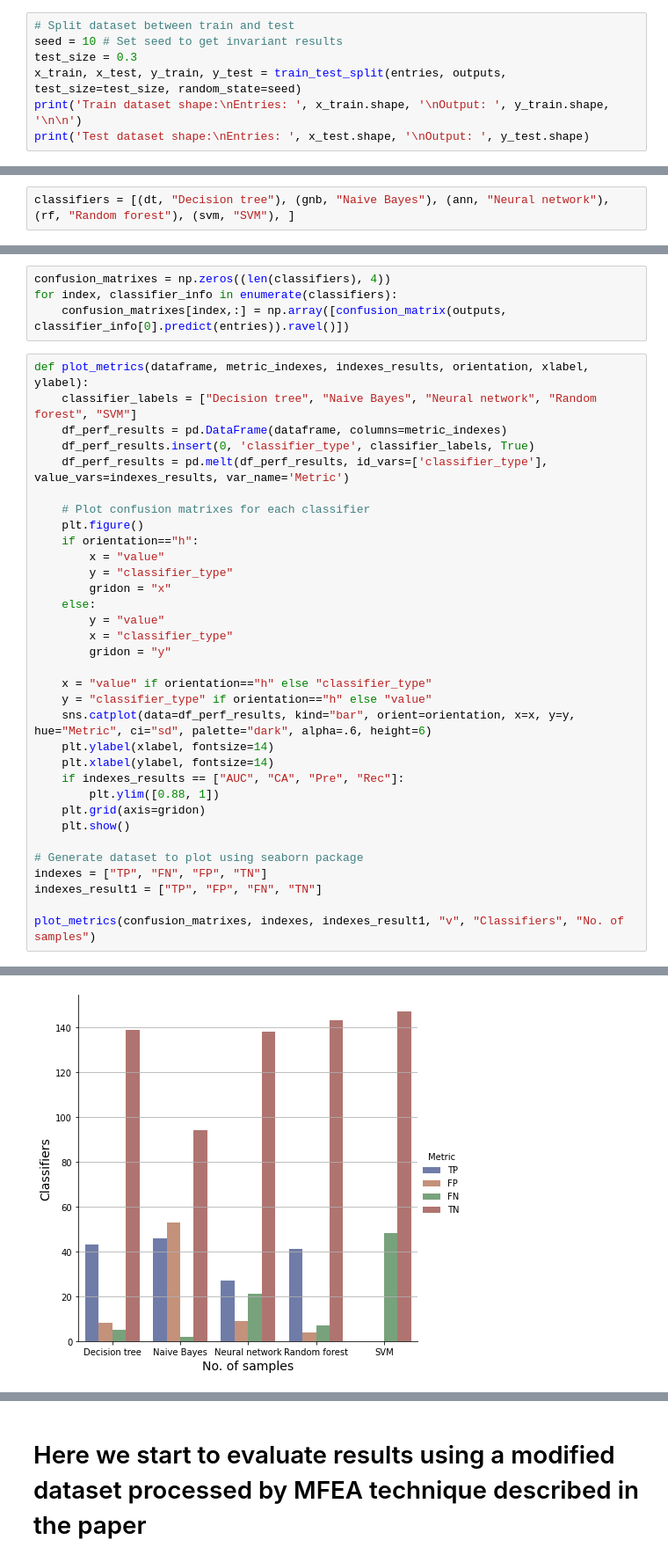
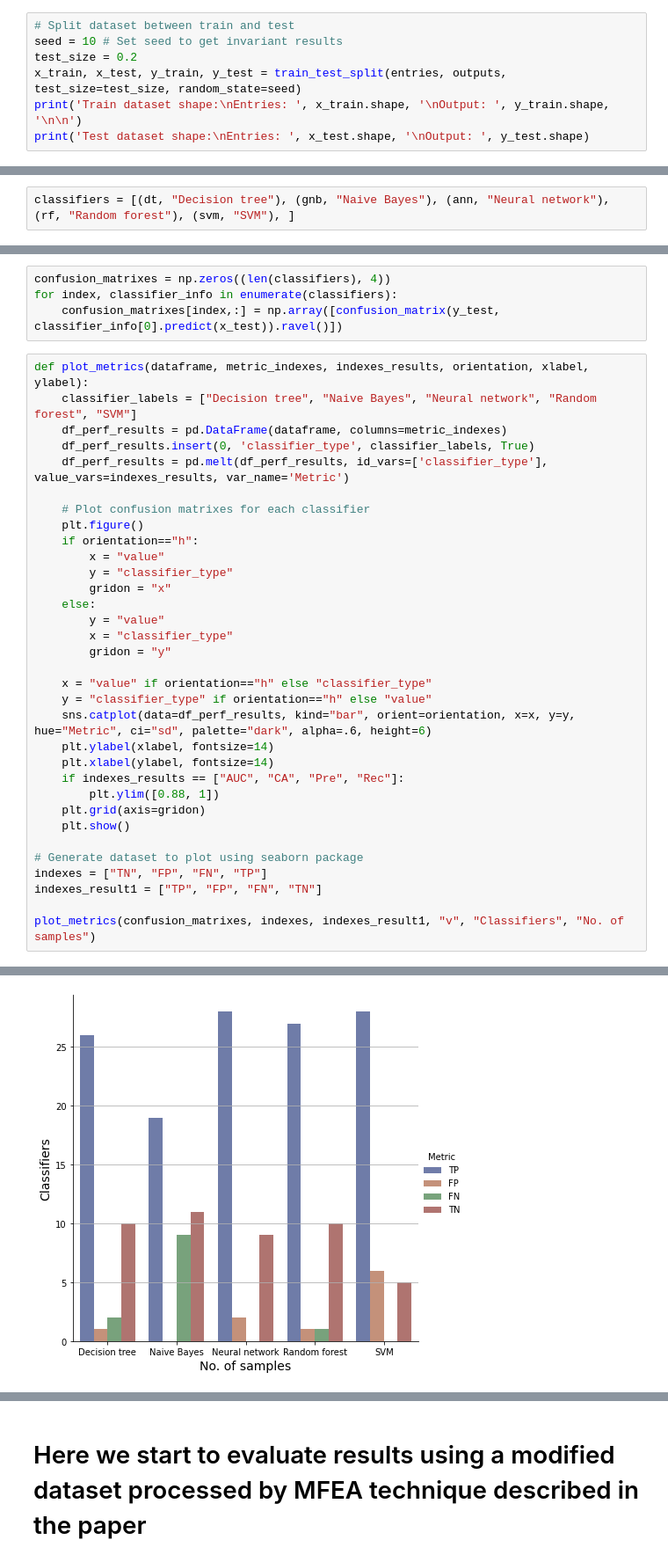
Before and after one commit to cleversonahum/parkinson_diagnosis_ml, a Jupyter notebook: parkinson_diagnosis.ipynb, the cells around one changed output, grey strips where cells are left out. Shown: that part at 88% size. Drawn from its saved outputs; the diff is of its cells as text.

```diff
--- a/parkinson_diagnosis.ipynb
+++ b/parkinson_diagnosis.ipynb
@@ -108,7 +108,7 @@ print(outputs.shape)
 # %%
 # Split dataset between train and test
 seed = 10 # Set seed to get invariant results
-test_size = 0.3
+test_size = 0.2
 x_train, x_test, y_train, y_test = train_test_split(entries, outputs, test_size=test_size, random_state=seed)
 print('Train dataset shape:\nEntries: ', x_train.shape, '\nOutput: ', y_train.shape, '\n\n')
 print('Test dataset shape:\nEntries: ', x_test.shape, '\nOutput: ', y_test.shape)
@@ -218,7 +218,7 @@ Classifier type:  SVM , Test Accuracy =  0.7288135593220338
 # %%
 confusion_matrixes = np.zeros((len(classifiers), 4))
 for index, classifier_info in enumerate(classifiers):
-    confusion_matrixes[index,:] = np.array([confusion_matrix(outputs, classifier_info[0].predict(entries)).ravel()])
+    confusion_matrixes[index,:] = np.array([confusion_matrix(y_test, classifier_info[0].predict(x_test)).ravel()])
 # %%
 def plot_metrics(dataframe, metric_indexes, indexes_results, orientation, xlabel, ylabel):
     classifier_labels = ["Decision tree", "Naive Bayes", "Neural network", "Random forest", "SVM"]
@@ -226,35 +226,35 @@ def plot_metrics(dataframe, metric_indexes, indexes_results, orientation, xlabel
     df_perf_results.insert(0, 'classifier_type', classifier_labels, True)
     df_perf_results = pd.melt(df_perf_results, id_vars=['classifier_type'], value_vars=indexes_results, var_name='Metric')
 
     # Plot confusion matrixes for each classifier
     plt.figure()
     if orientation=="h":
         x = "value"
         y = "classifier_type"
         gridon = "x"
     else:
         y = "value"
         x = "classifier_type"
         gridon = "y"
 
     x = "value" if orientation=="h" else "classifier_type"
     y = "classifier_type" if orientation=="h" else "value"
     sns.catplot(data=df_perf_results, kind="bar", orient=orientation, x=x, y=y, hue="Metric", ci="sd", palette="dark", alpha=.6, height=6)
     plt.ylabel(xlabel, fontsize=14)
     plt.xlabel(ylabel, fontsize=14)
     if indexes_results == ["AUC", "CA", "Pre", "Rec"]:
         plt.ylim([0.88, 1])
     plt.grid(axis=gridon)
     plt.show()
 
 # Generate dataset to plot using seaborn package
-indexes = ["TP", "FN", "FP", "TN"]
+indexes = ["TN", "FP", "FN", "TP"]
 indexes_result1 = ["TP", "FP", "FN", "TN"]
 
 plot_metrics(confusion_matrixes, indexes, indexes_result1, "v", "Classifiers", "No. of samples")
 # %% [output]
 <Figure size 432x288 with 0 Axes>
-[figure, old version]
+[figure, new version]
 # %%
 df_confusion_matrixes = pd.DataFrame(confusion_matrixes, columns=indexes, index=[label for _, label in classifiers])
 df_confusion_matrixes.T
```
Also changed, not shown: parts of 13 cells of this notebook.
